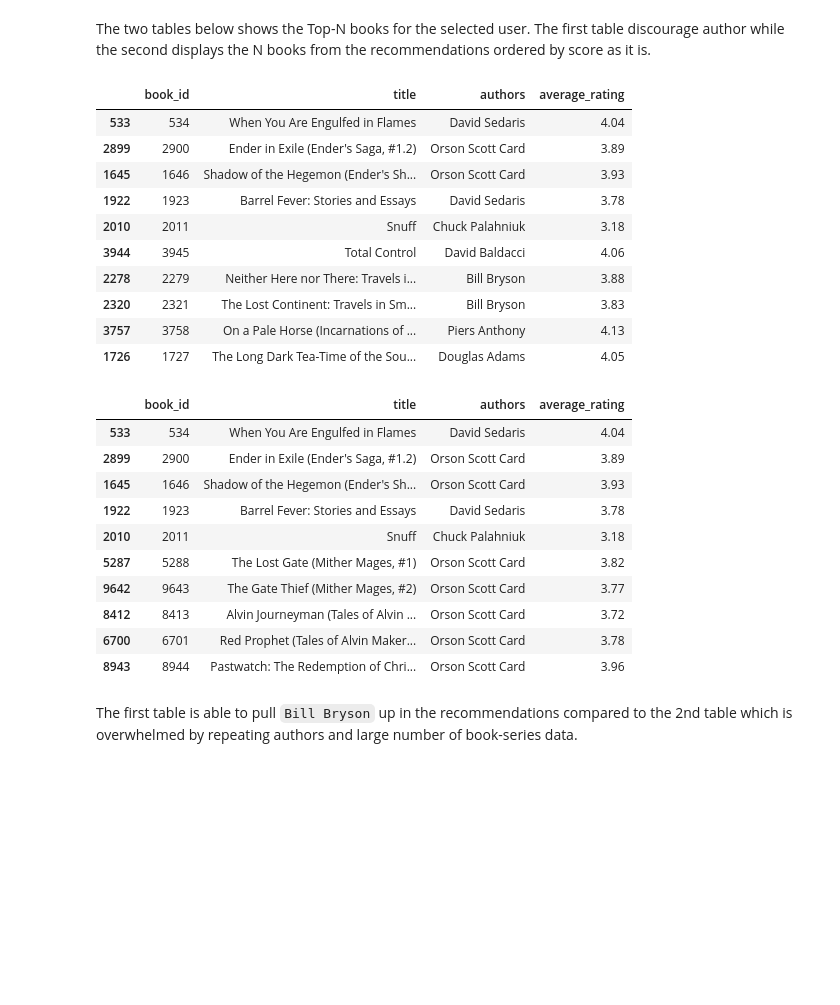
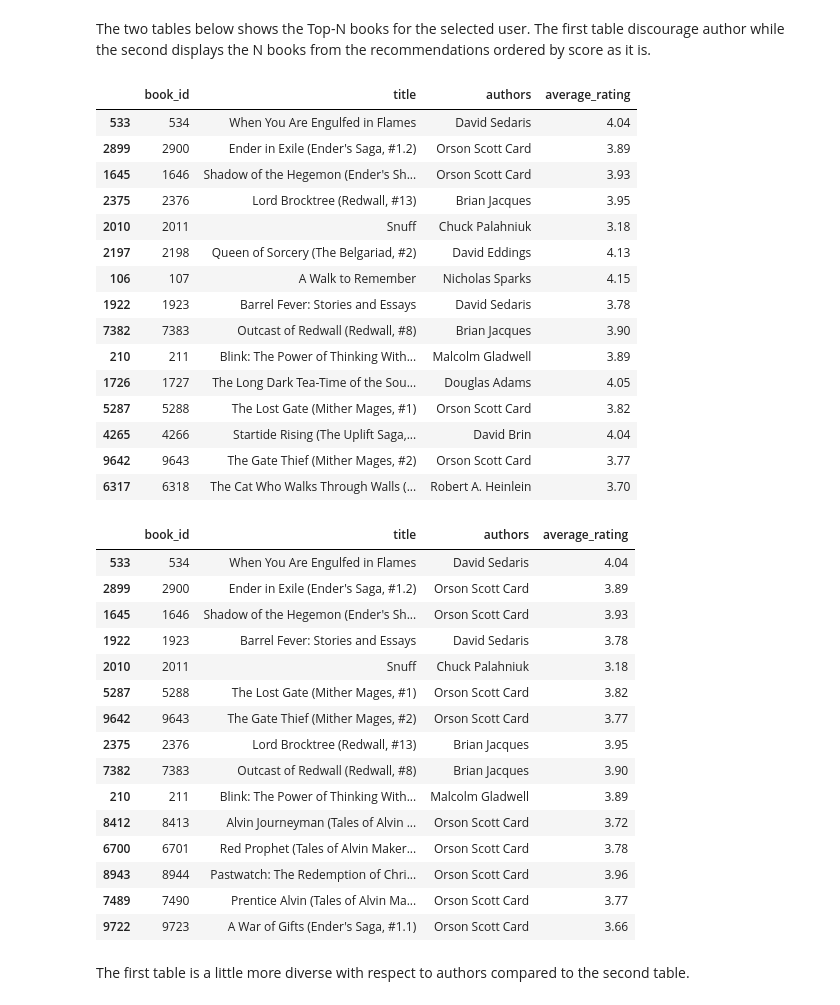
Before and after one commit to ambreen2006/book_recommendations, a Jupyter notebook: ML_Pipeline/Recommendations.ipynb, the cells around one changed output. Cells and saved outputs as stored; diff of their text form; code cells hidden in the pictures; blank space fills up the shorter version.

```diff
--- a/ML_Pipeline/Recommendations.ipynb
+++ b/ML_Pipeline/Recommendations.ipynb
@@ -278,21 +278,26 @@ books_data.loc[books_data.book_id.isin(select_user_books), ['book_id', 'title',
 # %% [markdown]
 The two tables below shows the Top-N books for the selected user. The first table discourage author while the second displays the N books from the recommendations ordered by score as it is.
 # %%
-top_md, top_md_original = top_recommendation_by_user(sel_user,30)
-display(top_md.head(n=10))
-display(top_md_original.head(n=10))
+top_md, top_md_original = top_recommendation_by_user(sel_user, 200)
+display(top_md.head(n=15))
+display(top_md_original.head(n=15))
 # %% [output]
 |  | book_id | title | authors | average_rating |
 | 533 | 534 | When You Are Engulfed in Flames | David Sedaris | 4.04 |
 | 2899 | 2900 | Ender in Exile (Ender's Saga, #1.2) | Orson Scott Card | 3.89 |
 | 1645 | 1646 | Shadow of the Hegemon (Ender's Sh... | Orson Scott Card | 3.93 |
+| 2375 | 2376 | Lord Brocktree (Redwall, #13) | Brian Jacques | 3.95 |
+| 2010 | 2011 | Snuff | Chuck Palahniuk | 3.18 |
+| 2197 | 2198 | Queen of Sorcery (The Belgariad, #2) | David Eddings | 4.13 |
+| 106 | 107 | A Walk to Remember | Nicholas Sparks | 4.15 |
 | 1922 | 1923 | Barrel Fever: Stories and Essays | David Sedaris | 3.78 |
-| 2010 | 2011 | Snuff | Chuck Palahniuk | 3.18 |
-| 3944 | 3945 | Total Control | David Baldacci | 4.06 |
-| 2278 | 2279 | Neither Here nor There: Travels i... | Bill Bryson | 3.88 |
-| 2320 | 2321 | The Lost Continent: Travels in Sm... | Bill Bryson | 3.83 |
-| 3757 | 3758 | On a Pale Horse (Incarnations of ... | Piers Anthony | 4.13 |
+| 7382 | 7383 | Outcast of Redwall (Redwall, #8) | Brian Jacques | 3.90 |
+| 210 | 211 | Blink: The Power of Thinking With... | Malcolm Gladwell | 3.89 |
 | 1726 | 1727 | The Long Dark Tea-Time of the Sou... | Douglas Adams | 4.05 |
+| 5287 | 5288 | The Lost Gate (Mither Mages, #1) | Orson Scott Card | 3.82 |
+| 4265 | 4266 | Startide Rising (The Uplift Saga,... | David Brin | 4.04 |
+| 9642 | 9643 | The Gate Thief (Mither Mages, #2) | Orson Scott Card | 3.77 |
+| 6317 | 6318 | The Cat Who Walks Through Walls (... | Robert A. Heinlein | 3.70 |
 |  | book_id | title | authors | average_rating |
 | 533 | 534 | When You Are Engulfed in Flames | David Sedaris | 4.04 |
 | 2899 | 2900 | Ender in Exile (Ender's Saga, #1.2) | Orson Scott Card | 3.89 |
@@ -301,8 +306,13 @@ display(top_md_original.head(n=10))
 | 2010 | 2011 | Snuff | Chuck Palahniuk | 3.18 |
 | 5287 | 5288 | The Lost Gate (Mither Mages, #1) | Orson Scott Card | 3.82 |
 | 9642 | 9643 | The Gate Thief (Mither Mages, #2) | Orson Scott Card | 3.77 |
+| 2375 | 2376 | Lord Brocktree (Redwall, #13) | Brian Jacques | 3.95 |
+| 7382 | 7383 | Outcast of Redwall (Redwall, #8) | Brian Jacques | 3.90 |
+| 210 | 211 | Blink: The Power of Thinking With... | Malcolm Gladwell | 3.89 |
 | 8412 | 8413 | Alvin Journeyman (Tales of Alvin ... | Orson Scott Card | 3.72 |
 | 6700 | 6701 | Red Prophet (Tales of Alvin Maker... | Orson Scott Card | 3.78 |
 | 8943 | 8944 | Pastwatch: The Redemption of Chri... | Orson Scott Card | 3.96 |
+| 7489 | 7490 | Prentice Alvin (Tales of Alvin Ma... | Orson Scott Card | 3.77 |
+| 9722 | 9723 | A War of Gifts (Ender's Saga, #1.1) | Orson Scott Card | 3.66 |
-# %% [markdown]
-The first table is able to pull `Bill Bryson` up in the recommendations compared to the 2nd table which is overwhelmed by repeating authors and large number of book-series data.
+# %% [markdown]
+The first table is a little more diverse with respect to authors compared to the second table.
```
Also changed, not shown: parts of 4 cells of this notebook.
